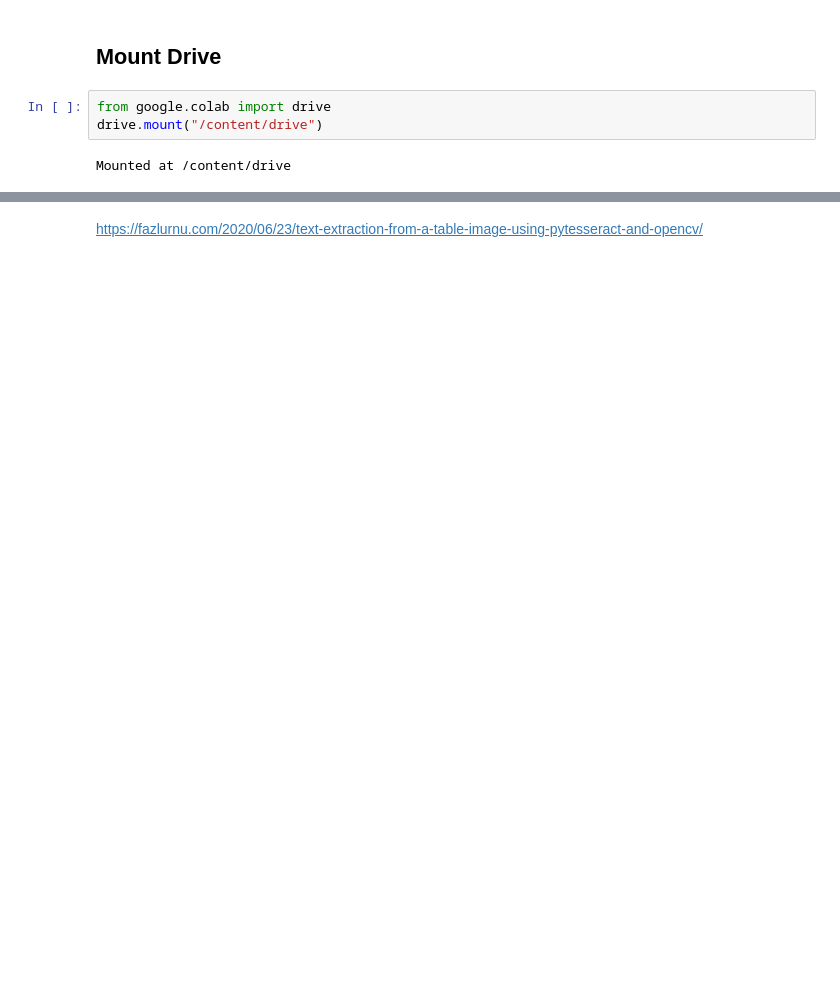
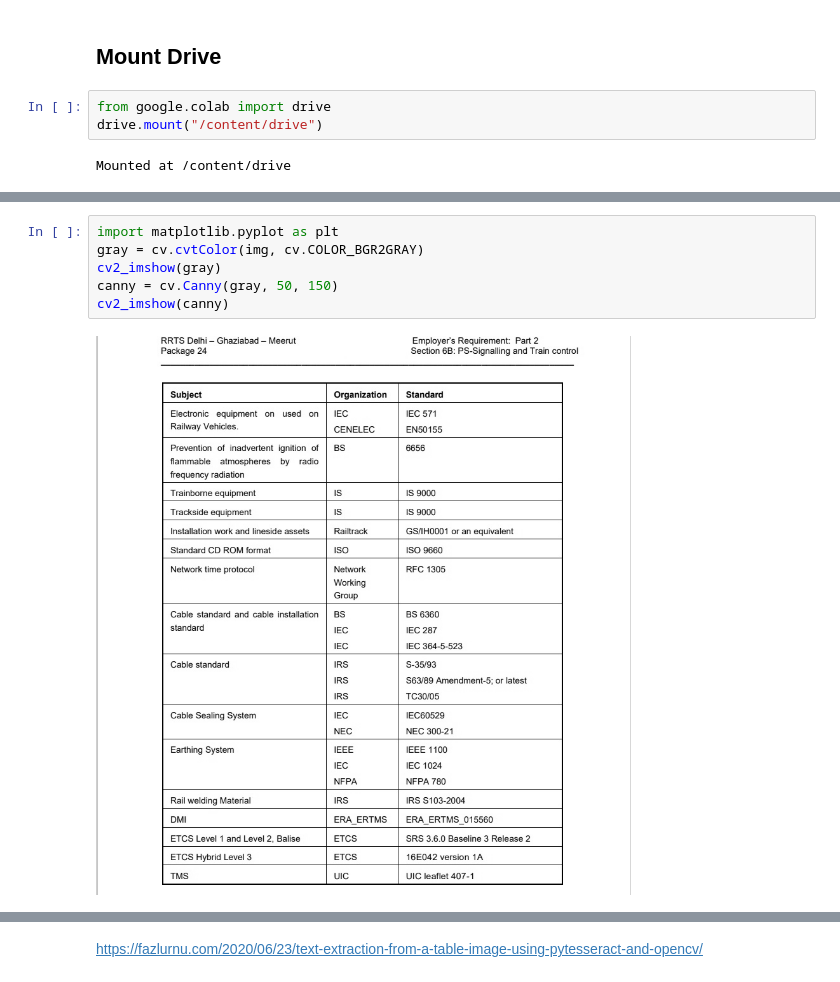
Before and after one commit to plaban1981/POCs, a Jupyter notebook: Text_Extraction_from_a_Table_Image,_using_PyTesseract_and_OpenCV.ipynb, the cells around one changed output, grey strips where cells are left out. Drawn from its saved outputs; the diff is of its cells as text; blank space fills up the shorter version.

```diff
--- a/Text_Extraction_from_a_Table_Image,_using_PyTesseract_and_OpenCV.ipynb
+++ b/Text_Extraction_from_a_Table_Image,_using_PyTesseract_and_OpenCV.ipynb
@@ -53,0 +90,8 @@ Mounted at /content/drive
+# %%
+import matplotlib.pyplot as plt
+gray = cv.cvtColor(img, cv.COLOR_BGR2GRAY)
+cv2_imshow(gray)
+canny = cv.Canny(gray, 50, 150)
+cv2_imshow(canny)
+# %% [output]
+[figure, added]
```
Also changed, not shown: parts of 96 cells of this notebook.
